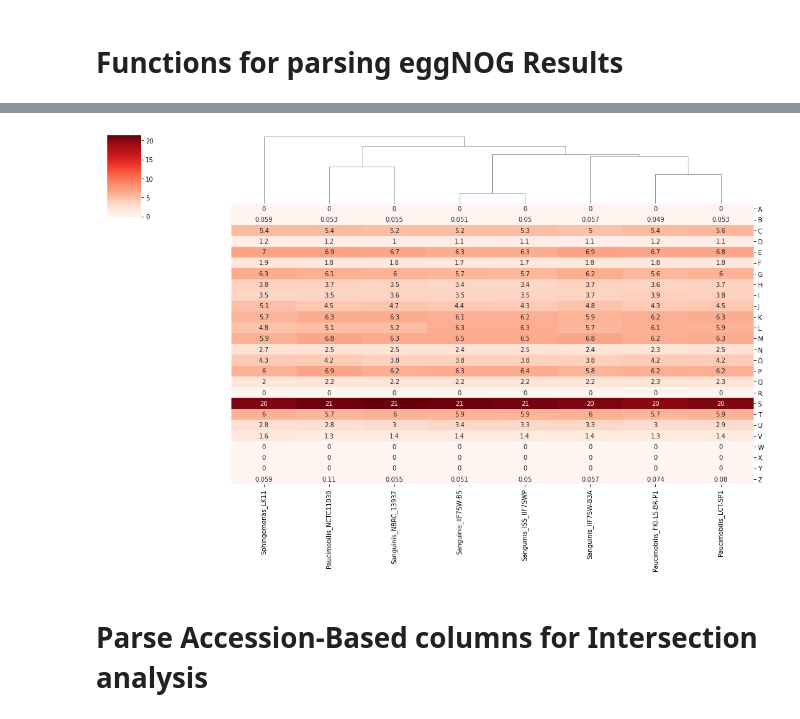
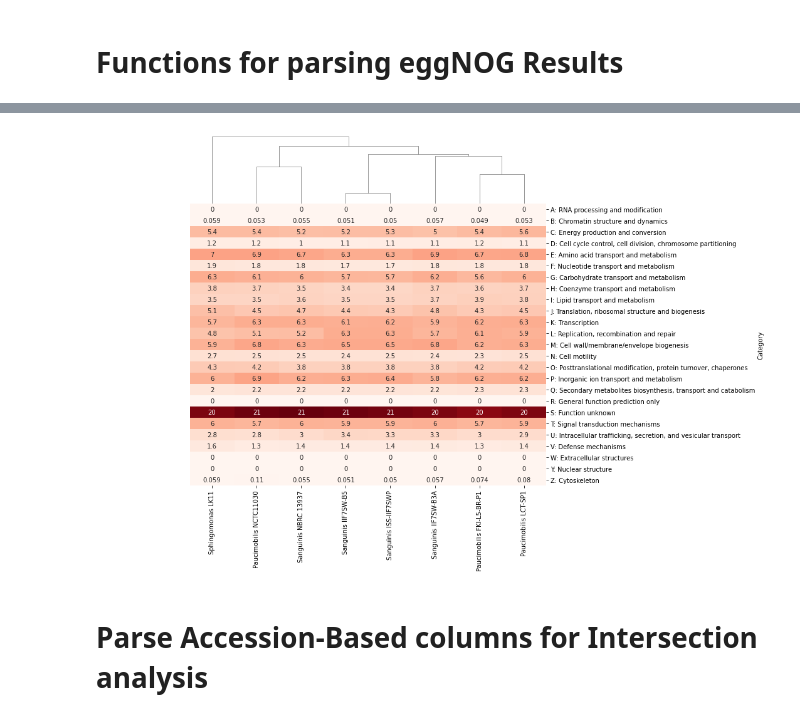
Before and after one commit to jlombo96/Sphingomonas-EggNOG-Workbook, a Jupyter notebook: EggNOG_Scripts.ipynb, the cells around one changed output, grey strips where cells are left out. Saved outputs shown, nothing was run; the diff lists cells and outputs as text; code cells hidden in the pictures.

```diff
--- a/EggNOG_Scripts.ipynb
+++ b/EggNOG_Scripts.ipynb
@@ -129,7 +163,7 @@ def get_cogs(df, normalization):
 
     alphabet=["A","B","C","D","E","F","G","H","I",
               "J","K","L","M","N","O","P","Q","R","S",
-              "T","U","V","W","X","Y","Z"]
+              "T","U","V","W","Y","Z"]
 
     for letter in alphabet:
         if letter not in output.keys(): ## check to see if letter is in the counts
@@ -148,15 +182,13 @@ def get_cogs(df, normalization):
 
     return sorted_output
 # %%
-def collect_eggnog_annotations(files, normalization):
+def collect_eggnog_annotations(files, names, normalization):
     """
-    Will go through each folder in the directory, and
-    look for .annotation files, and save them to the name of the folder they correspond to (genome name)
+    Parse through each file and genome name and collect COG functional categories
     """
     #os.cd(dir_path) ## change user to eggnog data folder from current path
     genomes = dict()
-    for folder in files:
-        genome_name = folder.split("/")[-2]
-        genomes[genome_name] = get_cogs(read_annotations(folder), normalization)
+    for f,n in zip(files, names):
+        genomes[n] = get_cogs(read_annotations(f), normalization)
     return genomes
 # %%
@@ -268,7 +303,7 @@ def find_unique_genes(df, use_endophytes = True):
 # %%
 keep_lk11 = True
 infiles = parse_annotations(".") #folder of annotations are present in the current directory
-genomes_names = [x.split("/")[-2] for x in infiles]
+genomes_names = [x.split("/")[-2].replace("_", " ") for x in infiles]
 if keep_lk11 == False:
     infiles.remove("LK11")
     genomes_names.remove("LK11")
@@ -278,7 +313,6 @@ print(genomes_names)
 # %%
 ### Collect the COG functional Categories ###
-genomes = collect_eggnog_annotations(infiles, "all")
-#genomes = collect_eggnog_annotations("all")
-#genomes
+genomes = collect_eggnog_annotations(infiles,genomes_names, "all")
 genome_df = pd.DataFrame(genomes)
-genome_df
+categories_df = pd.DataFrame.from_records(eggNOG_categories, index=["Description"]).T.assign(Category = lambda x: x.index + ": " + x.Description)
+genome_df = genome_df.merge(categories_df, how="left", left_index=True, right_index=True).set_index("Category").drop("Description", axis=1)
@@ -303,11 +319,11 @@ genome_df
 # %%
 ### Create a hierarchical cluster of results using average euclidean (or others) ###
-cluster = sns.clustermap(genome_df, method="average", metric="euclidean", figsize= (15,10), row_cluster=False, annot = True,cmap="Reds")
+cluster = sns.clustermap(genome_df, method="average", metric="euclidean", figsize= (15,10), row_cluster=False, annot = True,cbar_pos = None,cmap="Reds")
 plt.setp(cluster.ax_heatmap.yaxis.get_majorticklabels(), rotation=0)
 cluster.savefig("EggNOG_Functions_average_euclidean.svg")
 cluster.savefig("EggNOG_Functions_average_euclidean.png")
 # %% [output]
-[figure, old version]
+[figure, new version]
 # %% [markdown]
 # Parse Accession-Based columns for Intersection analysis #
 # %% [markdown]
```
Also changed, not shown: parts of 34 cells of this notebook.
